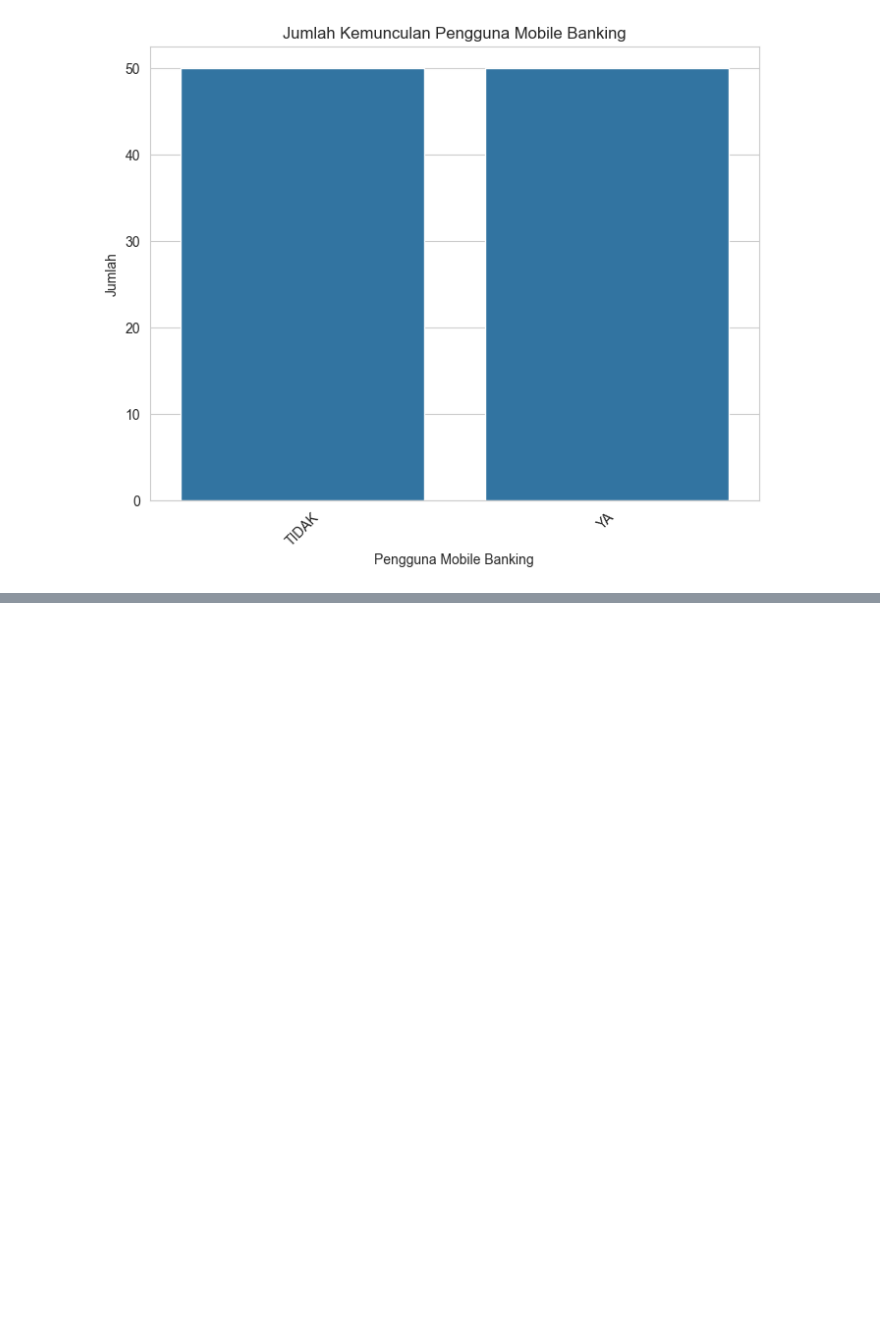
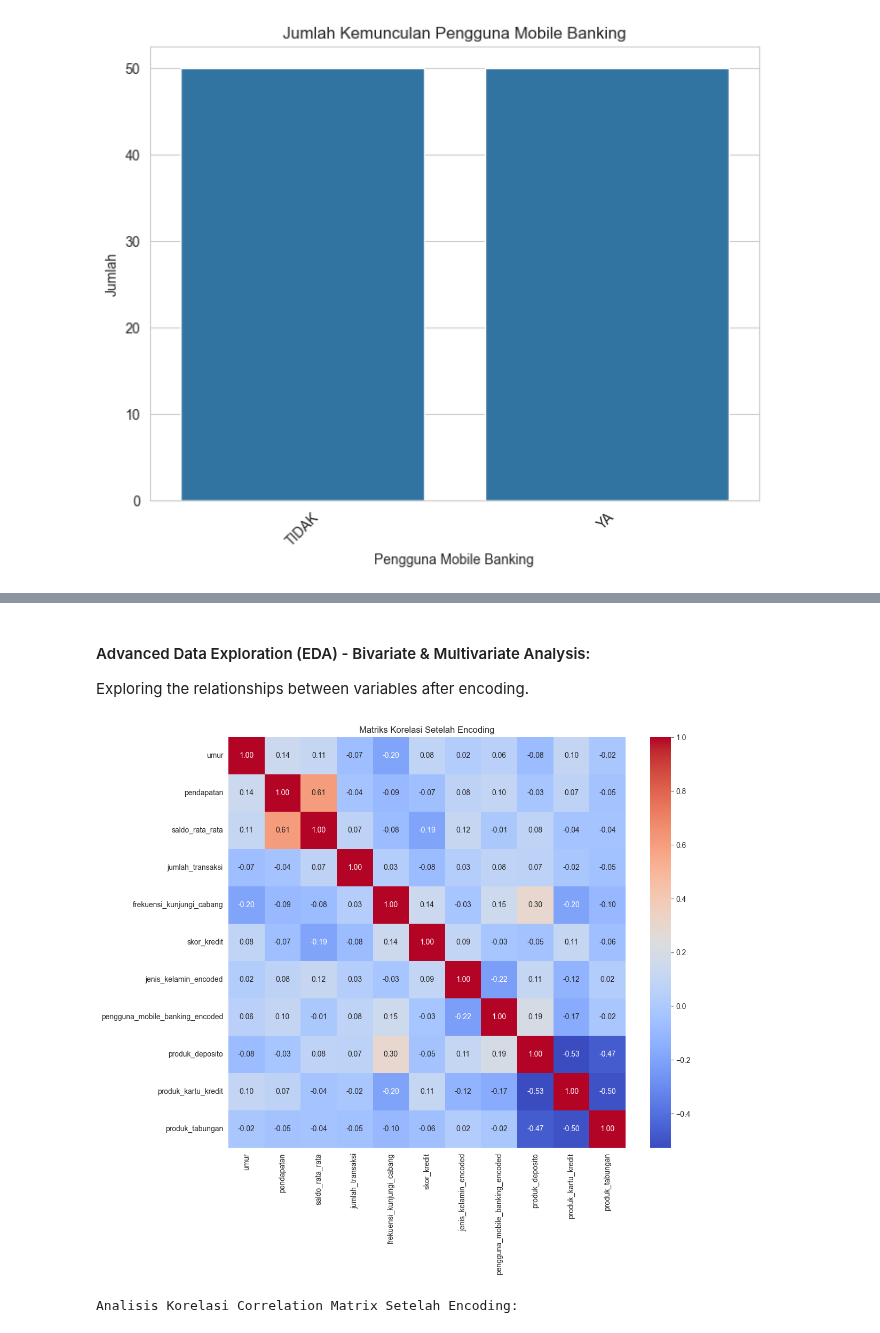
Before and after one commit to ekovegeance/datascience-nb, a Jupyter notebook: data-screening.ipynb, the cells around one changed output, grey strips where cells are left out. Saved outputs shown, nothing was run; the diff lists cells and outputs as text; code cells hidden in the pictures; blank space fills up the shorter version.

```diff
--- a/data-screening.ipynb
+++ b/data-screening.ipynb
@@ -237,0 +199,16 @@ else:
+# %%
+# Encoding untuk Kolom Kategorikal Biner (Label Encoding)
+# 'jenis_kelamin' dan 'pengguna_mobile_banking' adalah biner, jadi Label Encoding cukup.
+# Direkomendasikan 0 dan 1.
+data['jenis_kelamin_encoded'] = data['jenis_kelamin'].map({'Laki-Laki': 0, 'Perempuan': 1})
+data['pengguna_mobile_banking_encoded'] = data['pengguna_mobile_banking'].map({'YA': 1, 'TIDAK': 0})
+
+# Encoding untuk Kolom Kategorikal Nominal (>2 Kategori) - One-Hot Encoding
+# 'jenis_produk' adalah nominal dengan lebih dari 2 kategori, One-Hot Encoding lebih tepat.
+data = pd.get_dummies(data, columns=['jenis_produk'], prefix='produk', dtype='int')
+
+# Menghapus kolom asli yang sudah di-encode jika tidak lagi diperlukan
+data = data.drop(columns=['jenis_kelamin', 'pengguna_mobile_banking'])
+
+print("\nData setelah Encoding:")
+data.head()  # Display the first few rows of the DataFrame after encoding
@@ -237,0 +223,22 @@ else:
+# %% [markdown]
+#### Advanced Data Exploration (EDA) - Bivariate & Multivariate Analysis:
+Exploring the relationships between variables after encoding.
+# %%
+# Correlation Analysis Between Numerical Variables (INCLUDING NEWLY ENCODED ONES)
+# Now encoded columns are also included in the correlation analysis.
+numerical_data_after_encoding = data.select_dtypes(include=['int64']).columns
+# Make sure nasabah_id is also excluded if present and is not numeric for correlation
+if 'nasabah_id' in numerical_data_after_encoding:
+    numerical_data_after_encoding = numerical_data_after_encoding.drop(columns=['nasabah_id'])
+
+correlation_matrix_encoded = data[numerical_data_after_encoding].corr()
+plt.figure(figsize=(12, 10))
+plt.title('Matriks Korelasi Setelah Encoding')
+sns.heatmap(correlation_matrix_encoded, annot=True, cmap='coolwarm', fmt='.2f')
+plt.show()
+
+print('\nAnalisis Korelasi Correlation Matrix Setelah Encoding: ')
+correlation_matrix_encoded
+# %% [output]
+[figure, added]
+Analisis Korelasi Correlation Matrix Setelah Encoding:
```
Also changed, not shown: parts of 12 cells of this notebook, 1 other file.
